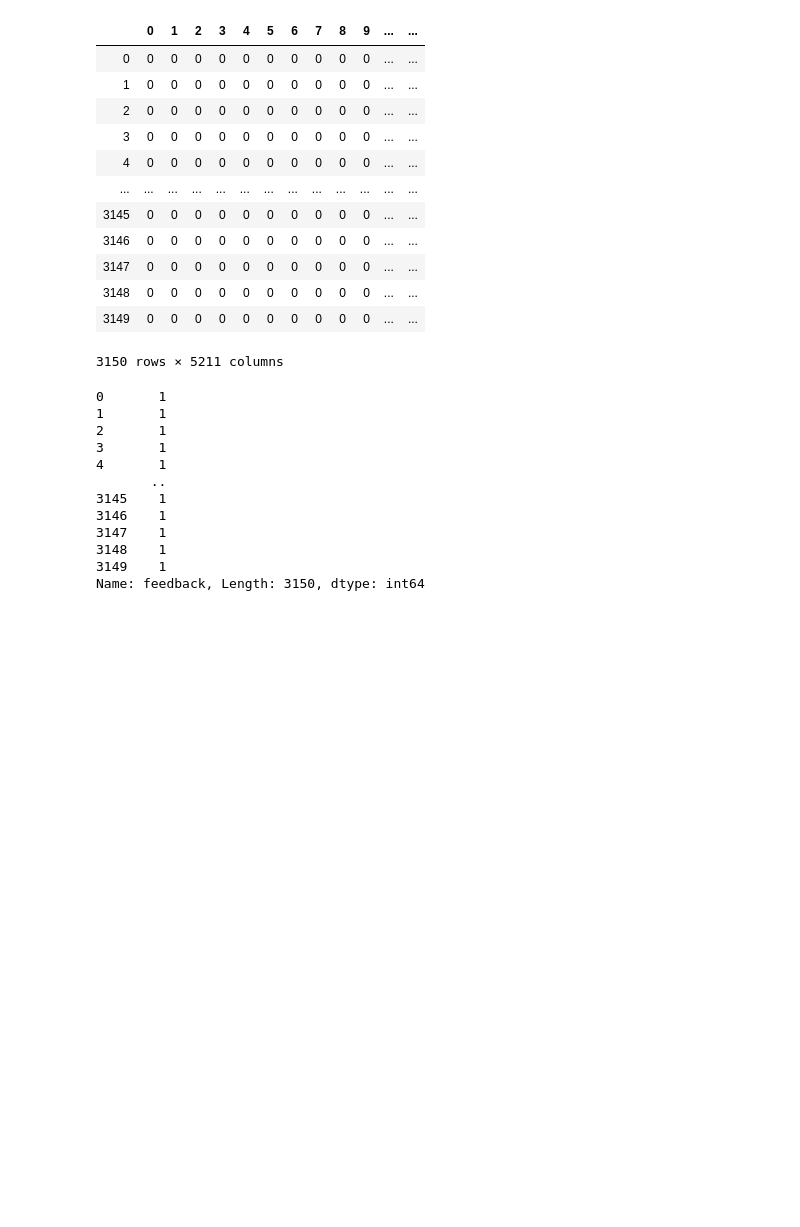
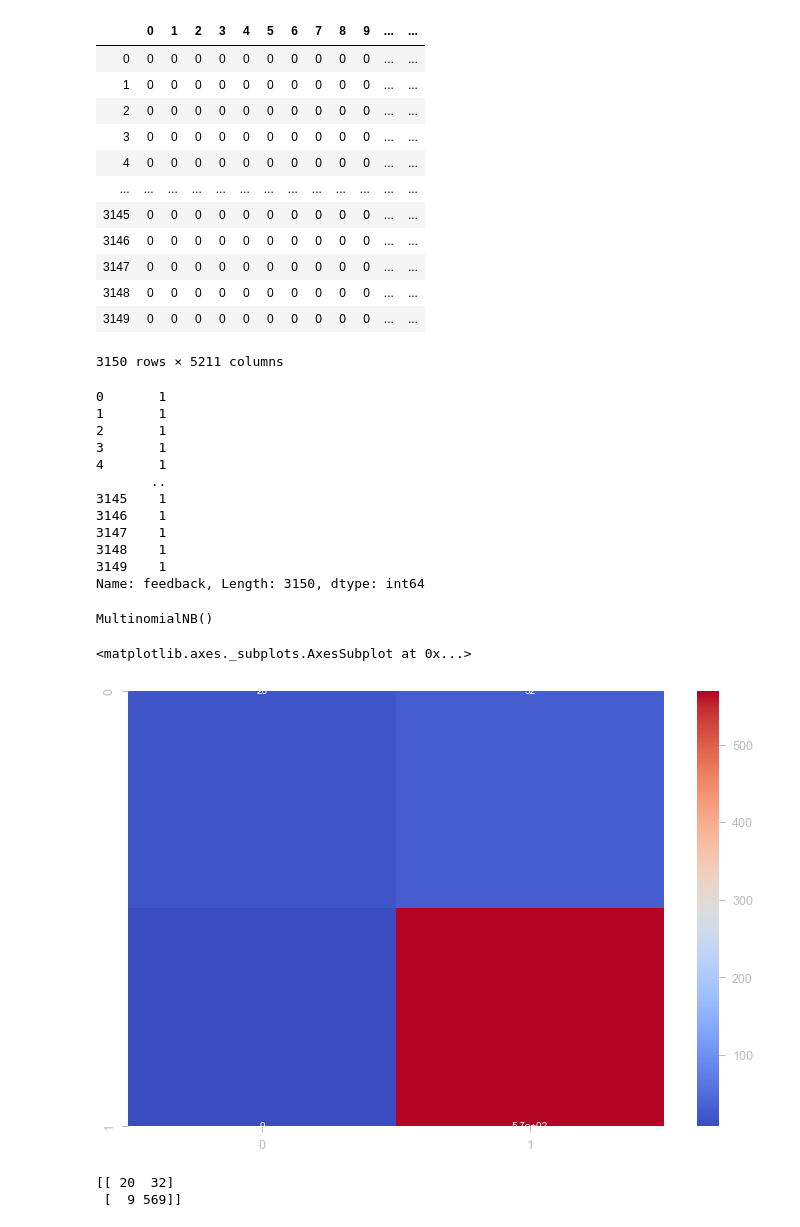
Before and after one commit to sabheen9/Sentiment-Analysis-Amazon, a Jupyter notebook: amazon_reviews.ipynb, the cells around one changed output. Cells and saved outputs as stored; diff of their text form; code cells hidden in the pictures; blank space fills up the shorter version.

```diff
--- a/amazon_reviews.ipynb
+++ b/amazon_reviews.ipynb
@@ -233,3 +233,31 @@ y
 3148    1
 3149    1
 Name: feedback, Length: 3150, dtype: int64
+# %%
+from sklearn.model_selection import train_test_split
+X_train,X_test,y_train,y_test=train_test_split(X,y,test_size=0.2)
+# %%
+from sklearn.naive_bayes import MultinomialNB
+MNB=MultinomialNB()
+MNB.fit(X_train,y_train)
+# %% [output]
+MultinomialNB()
+# %%
+from sklearn.metrics import classification_report,confusion_matrix
+
+# Predicting the Test set results
+
+y_predict_test=MNB.predict(X_test)
+cm=confusion_matrix(y_test,y_predict_test)
+
+# creating heat map for prediction
+ax = plt.subplots(figsize=(12,8))
+sns.heatmap(cm,annot=True,cmap='coolwarm')
+# %% [output]
+<matplotlib.axes._subplots.AxesSubplot at 0x...>
+[figure, added]
+# %%
+print(confusion_matrix(y_test,y_predict_test))
+# %% [output]
+[[ 20  32]
+ [  9 569]]
```
Also changed, not shown: parts of 2 cells of this notebook.
